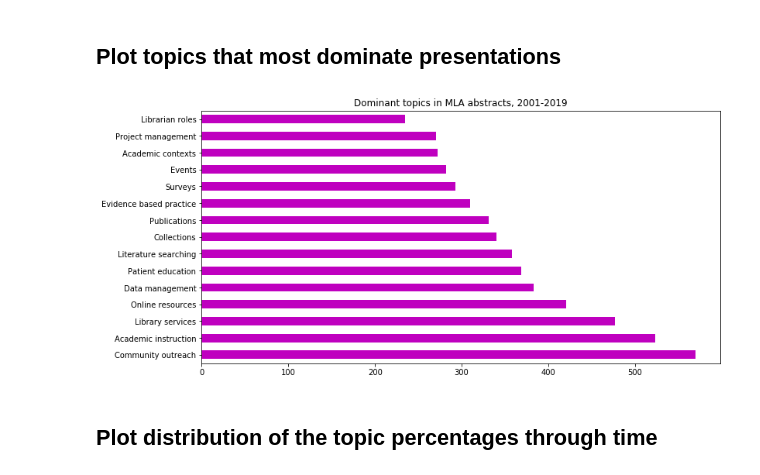
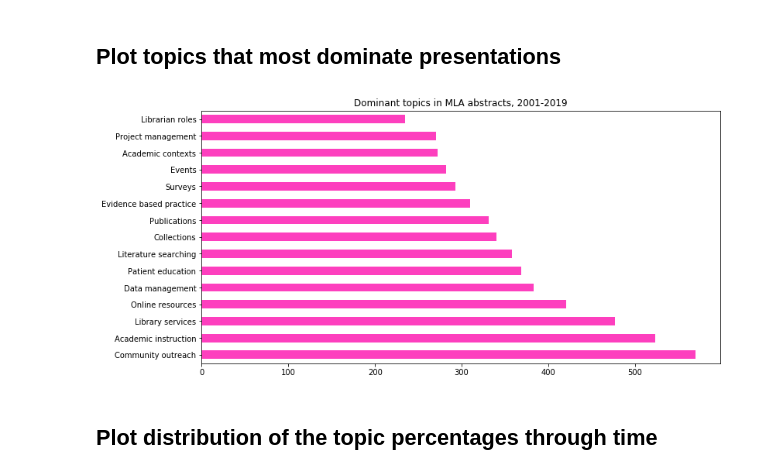
Before and after one commit to bethanymyers/mla, a Jupyter notebook: MLA LDA.ipynb, the cells around one changed output. Cells and saved outputs as stored; diff of their text form; code cells hidden in the pictures.

```diff
--- a/MLA LDA.ipynb
+++ b/MLA LDA.ipynb
@@ -148,8 +144,7 @@ os.environ.update({'/mallet-2.0.8"})
 env: 'MALLET_HOME':="C:/Users/bmyers/Desktop/mallet-2.0.8"
 # %%
 # also change this to point to this same directory on your own computer
-# mallet_path = "C:/Users/bmyers/Desktop/mallet-2.0.8/bin/mallet"
-mallet_path = "/mallet-2.0.8/bin/mallet"
+mallet_path = "C:/Users/bmyers/Desktop/mallet-2.0.8/bin/mallet"
 # %%
 # create a gensim LDA model
 
@@ -369,19 +364,19 @@ See the caveats in the documentation: http://pandas.pydata.org/pandas-docs/stabl
 # %%
 # pull out the dominant topic column from the dataframe, count each occurence of each topic, and sort
 all_topics_dominant = all_topics["Dominant_Topic"].value_counts()
 all_topics_dominant = all_topics_dominant.sort_values(ascending = False)
 # transpose so that the topics are on the y axis
 all_topics_dominant = all_topics_dominant.T
 
 # plot
-ax = all_topics_dominant.plot.barh(figsize=(12,6), color=["m"], title="Dominant topics in MLA abstracts, 2001-2019")
+ax = all_topics_dominant.plot.barh(figsize=(12,6), color="#fd3fbe", title="Dominant topics in MLA abstracts, 2001-2019")
 
 # replace the topics numbers with text labels
 
 fig = ax.get_figure()
 fig.savefig("most dominant topics in each mla abstract", dpi =1000)
 # %% [output]
-[figure, old version]
+[figure, new version]
 # %% [markdown]
 ## Plot distribution of the topic percentages through time
 # %%
```
Also changed, not shown: parts of 29 cells of this notebook, 3 other files.
